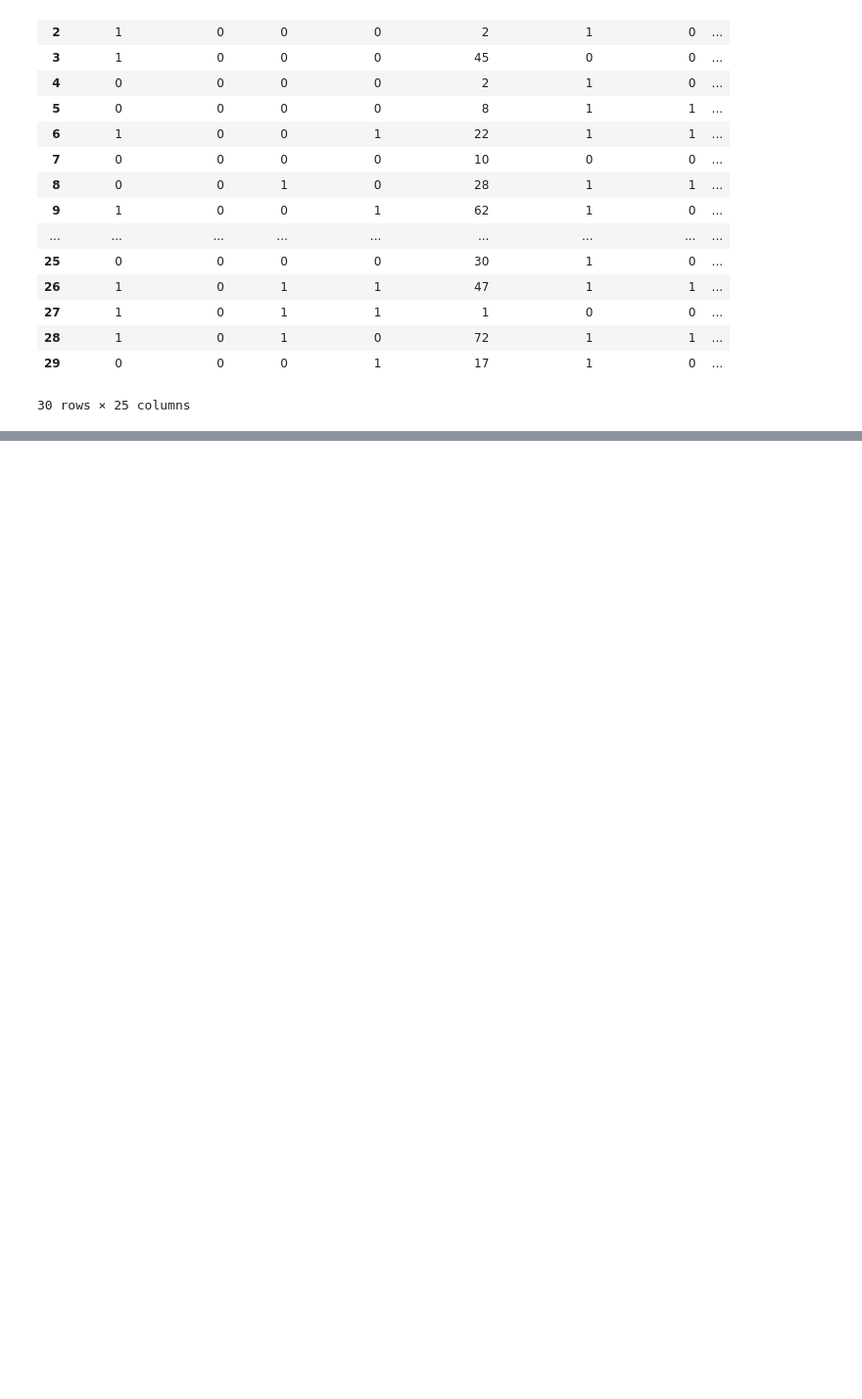
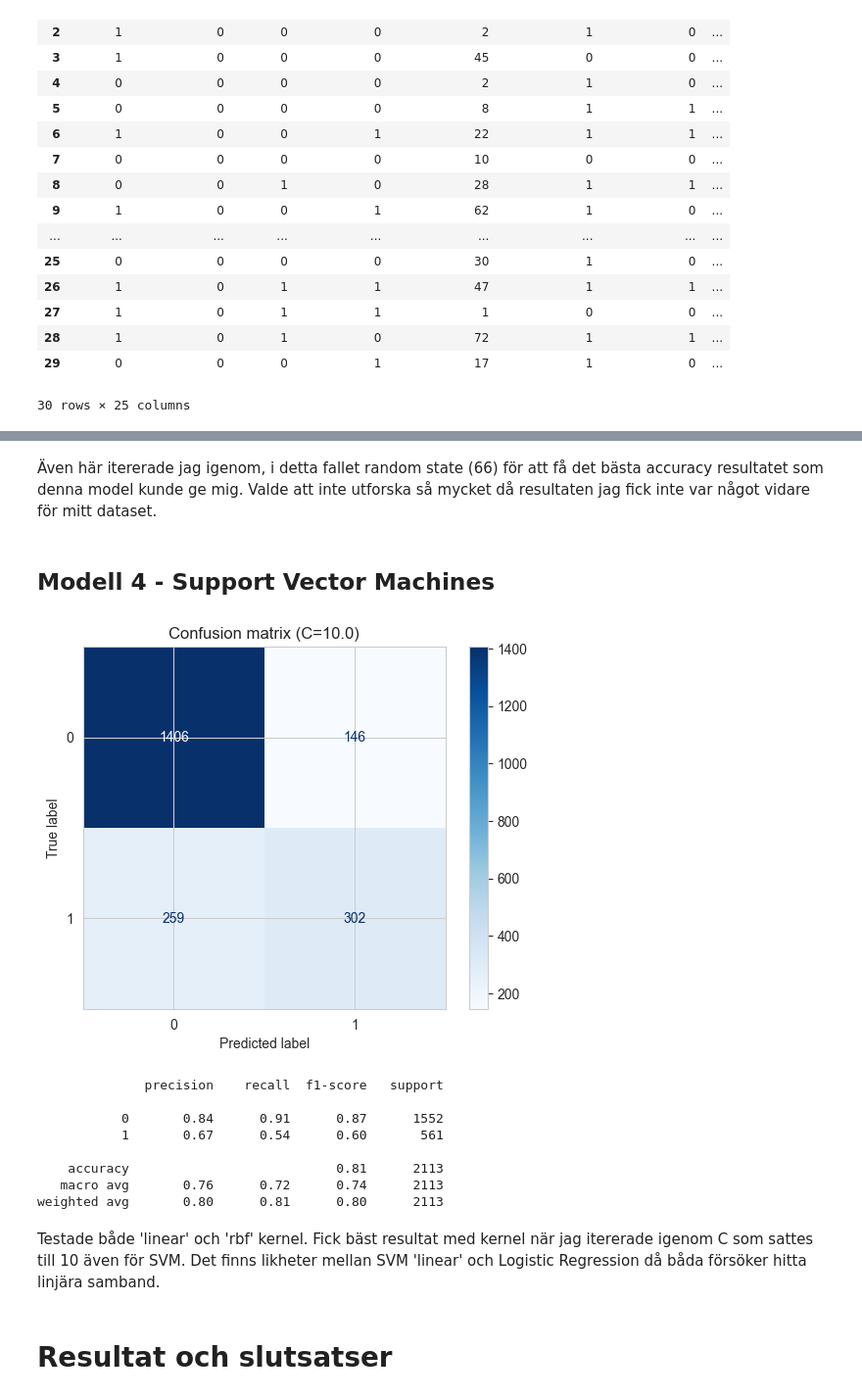
Before and after one commit to HermanCoding/AI2_Inlamning1, a Jupyter notebook: Inlamning1.ipynb, the cells around one changed output, grey strips where cells are left out. Shown at 98% size. Cells and saved outputs as stored; diff of their text form; code cells hidden in the pictures; blank space fills up the shorter version.

```diff
--- a/Inlamning1.ipynb
+++ b/Inlamning1.ipynb
@@ -672,0 +834,40 @@ dfml.head(30)
+# %% [markdown]
+Även här itererade jag igenom, i detta fallet random state (66) för att få det bästa accuracy resultatet som denna model kunde ge mig. Valde att inte utforska så mycket då resultaten jag fick inte var något vidare för mitt dataset.
+# %% [markdown]
+## Modell 4 - Support Vector Machines
+# %%
+C_values = np.logspace(-3, 3, num=7)
+best_score = 0
+best_C = 0
+
+for C in C_values:
+    svm = SVC(kernel="linear", C=C, gamma="auto")
+    svm.fit(X_train, y_train)
+    y_pred = svm.predict(X_test)
+
+    score = svm.score(X_test, y_test)
+    if score > best_score:
+        best_score = score
+        best_C = C
+
+svm = SVC(kernel='linear', C=best_C, gamma='auto')
+svm.fit(X_train, y_train)
+y_pred = svm.predict(X_test)
+
+cm = confusion_matrix(y_test, y_pred)
+disp = ConfusionMatrixDisplay(confusion_matrix=cm, display_labels=logreg.classes_)
+disp.plot(cmap='Blues', values_format='g')
+plt.title(f'Confusion matrix (C={best_C})')
+plt.show()
+
+print(classification_report(y_test, y_pred))
+# %% [output]
+[figure, added]
+              precision    recall  f1-score   support
+
+           0       0.84      0.91      0.87      1552
+           1       0.67      0.54      0.60       561
+
+    accuracy                           0.81      2113
+   macro avg       0.76      0.72      0.74      2113
+weighted avg       0.80      0.81      0.80      2113
@@ -672,0 +877,4 @@ dfml.head(30)
+# %% [markdown]
+Testade både 'linear' och 'rbf' kernel. Fick bäst resultat med kernel när jag itererade igenom C som sattes till 10 även för SVM. Det finns likheter mellan SVM 'linear' och Logistic Regression då båda försöker hitta linjära samband.
+# %% [markdown]
+# Resultat och slutsatser
```
Also changed, not shown: parts of 39 cells of this notebook, 2 other files.
